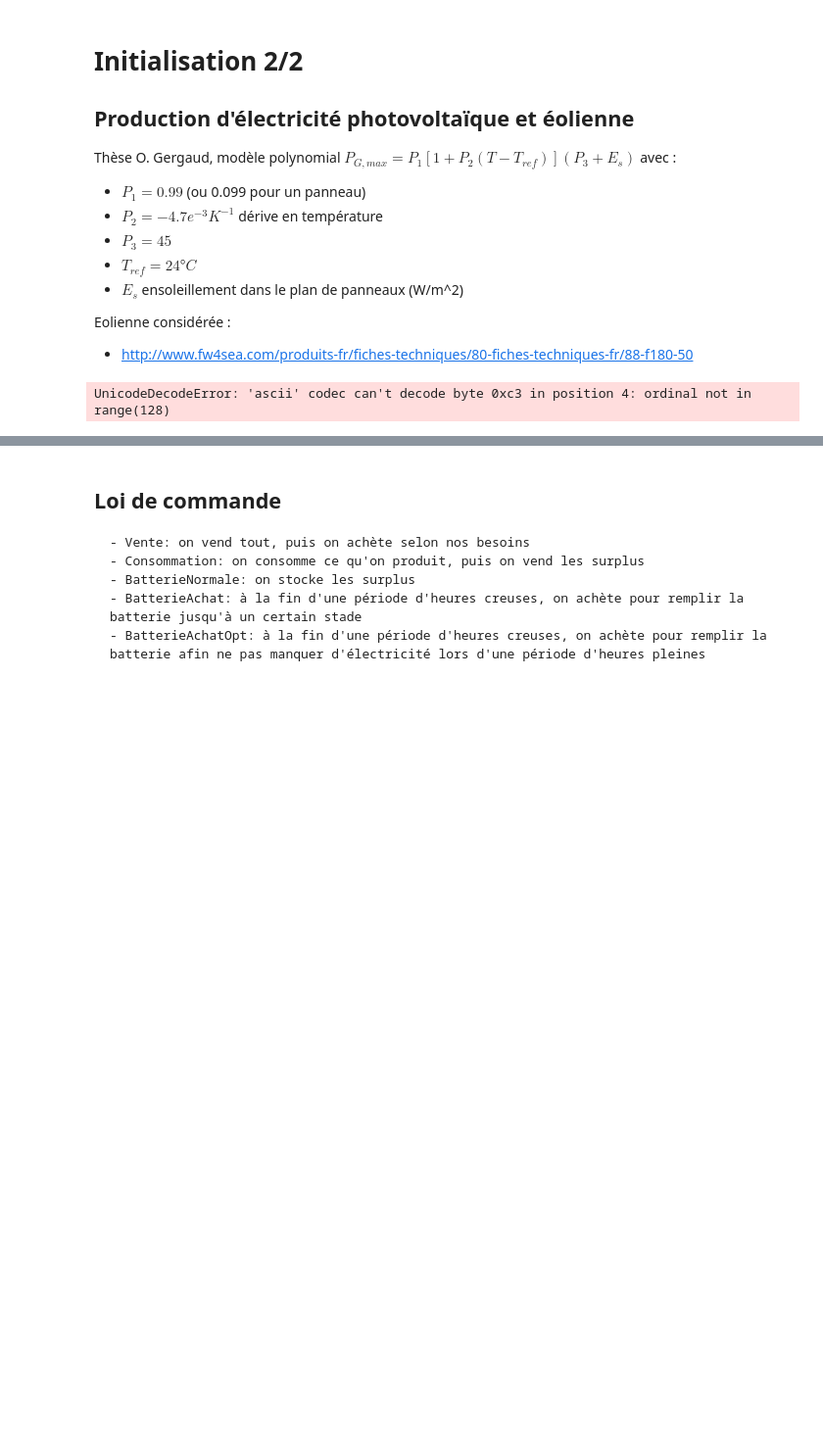
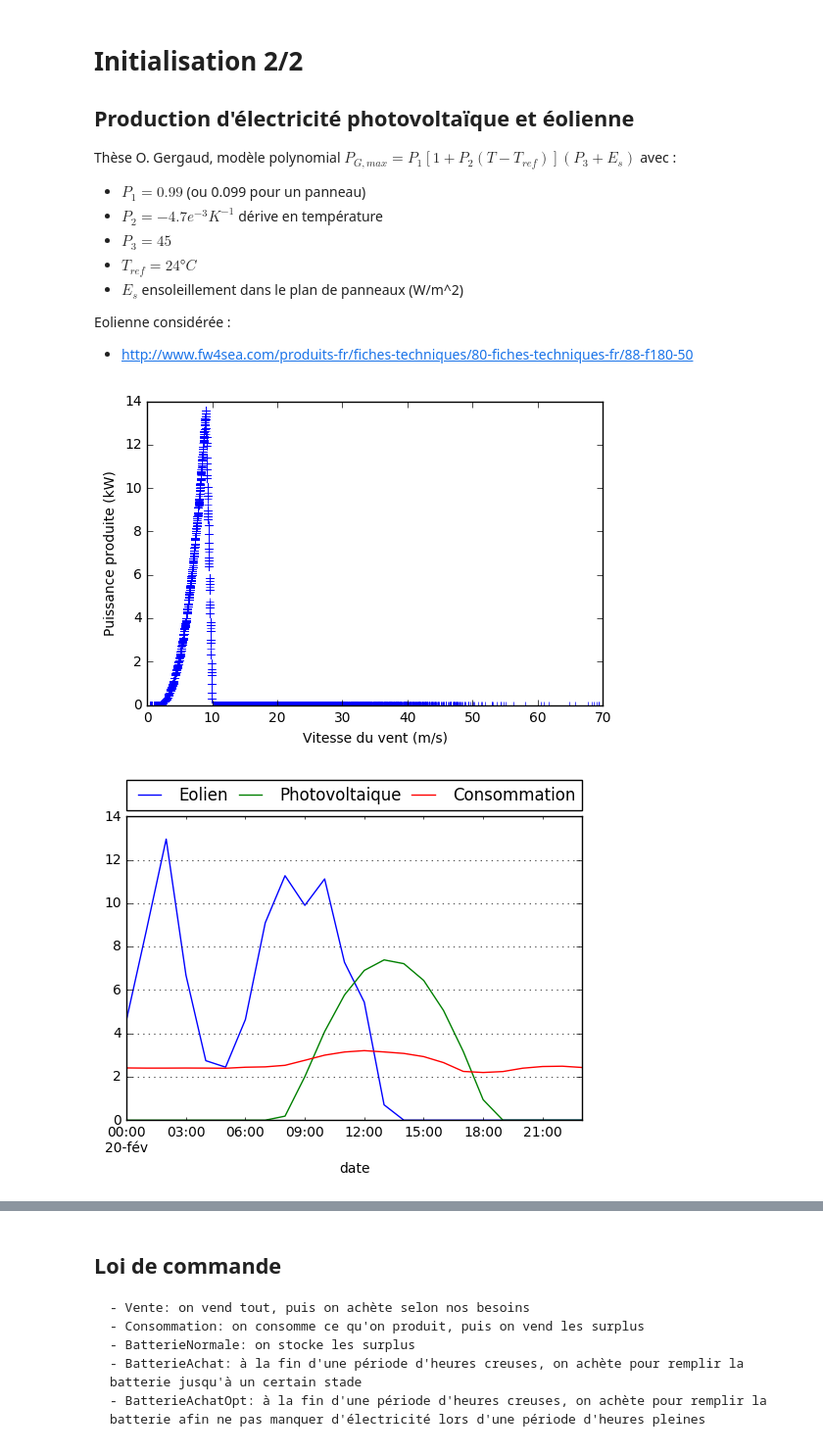
Before and after one commit to guhur/prod-electricite, a Jupyter notebook: simulations.ipynb, the cells around one changed output, grey strips where cells are left out. Shown at 98% size. Saved outputs shown, nothing was run; the diff lists cells and outputs as text; code cells hidden in the pictures; blank space fills up the shorter version.

```diff
--- a/simulations.ipynb
+++ b/simulations.ipynb
@@ -55,8 +54,9 @@ from sklearn.ensemble.gradient_boosting import GradientBoostingRegressor
 from sklearn.linear_model.stochastic_gradient import SGDClassifier
 from sklearn.metrics import hamming_loss
 
-
-
+import collections
+import pickle
+import random
 import locale, time
 locale.setlocale(locale.LC_TIME, "fr_FR".encode('ascii'))
 import numpy as np
@@ -67,16 +67,16 @@ from matplotlib import rc
 # from __future__ import unicode_literals
 import numpy as np
 import matplotlib
-matplotlib.rcParams['text.usetex'] = True
+matplotlib.rcParams['text.usetex'] = False
 matplotlib.rcParams['text.latex.unicode'] = True
-rc('font',**{'family':'serif','serif':['Times']})
+rc('font',**{'family':'serif','serif':['Calibri']})
 
-%matplotlib osx
+%matplotlib inline
 
 
 
 # données météo
-bale=pd.read_csv('dataset/history_export_2016-12-03T18-03-27.csv', sep=";", skiprows=11)
+bale=pd.read_csv('dataset/history_export_2017-02-04T14-20-45.csv', sep=";", skiprows=11)
 bale["date"]=pd.to_datetime({
         'year': bale["Year"],
         'month': bale["Month"],
@@ -114,16 +114,9 @@ month = bale.index.month
 HC = ((hour >= 2) & (hour < 7)) | ((hour >= 14) & (hour < 17))
 HP =  ((hour >= 7) & (hour < 14)) | (hour >= 17) | (hour < 2)
 
-# prix_achat = np.array([0.129, 0.105])
+
 prix_achat = np.array([0.15600,0.12700 ])
-# evolution = np.array([2.3, 0, 0, 0 ,0 ,0, 0, 5, 0,0,0,0])
-# evolution = np.array([1/3, 1, 1, 1, 1, 1,   1,1,1,1/2.5,1, \
-#                      1, 1, 1, ,1,1,1   1/2.5,1,1,1,1,1, \
-#                      1, 1, 1, ,1,1,1   -1/.5,1,1,1,1,1])
-# inflation = (1+evolution/100).cumprod()
 bale["inflation"] = pd.Series(1, df.index)
-# df["Inflation"].loc[(df.index.day == 1) & (df.index.hour == 0)] = inflation
-# df["Inflation"] = df["Inflation"].fillna(method='ffill')
 abonnement = 117.5
 abonnement_heure = abonnement/365.25/24
 prix_hc = prix_achat[1]* bale["inflation"] +abonnement_heure
@@ -228,45 +210,38 @@ avec :
 Eolienne considérée :
 - http://www.fw4sea.com/produits-fr/fiches-techniques/80-fiches-techniques-fr/88-f180-50
 # %%
-P1 =  6 #rendement de 30m2 de panneau solaire
+P1 =  14 #rendement de 30m2 de panneau solaire
 P2 = -4.7e-3 #deviation en temperatrue
 P3 = 0 #gain supplémentaire
 Tref = 24
 NOCT = 43
 bale["prod-pv"] = P1*( 1 + P2*(bale["Shortwave Radiation - backwards"]*1e-3* \
                         (NOCT-20)/800))*(P3+bale["Shortwave Radiation - backwards"]*1e-3)
 period = (bale.index.month == 2) & (bale.index.day == 20) & (bale.index.year == 2015)
 
 # F180-50
 # puissance = np.ones(20)* 50.0
 # puissance[:10]= [0,0,1,2.16,5.12,9.5,15.55, 23.52, 33.65, 45.0]
-# Modele F100-10
-puissance = np.ones(20)* 10.0
+# Modele F180-36
+puissance = np.ones(20)*0.0
+puissance[:10]= [0,0,0,0.68,2.5, 5.45, 9.85, 15.9, 23.85, 33.9]
+puissance = puissance*0.4
+bale['prod-eol'] = np.interp( bale['Wind speed'].values, np.arange(20.0), puissance)
 
-# Modele F180-36
-puissance = np.ones(20)* 36.0
-puissance[:10]= [0,0,0,0.68,2.5, 5.45, 9.85, 15.9, 23.85, 33.9]
 plt.figure()
-bale['prod-eol'] = np.interp( bale['Wind speed'].values, np.arange(20.0), puissance)
 ax = plt.plot(bale['Wind speed'], bale['prod-eol'].values, '+')
 plt.xlabel("Vitesse du vent (m/s)")
 plt.ylabel("Puissance produite (kW)")
 plt.show()
 
-
-plt.figure()
 ax = bale[period].plot(y='prod-eol', label="Eolien")
 bale[period].plot(y="prod-pv", label="Photovoltaique", ax=ax)
 bale[period].plot(y="consommation", label="Consommation", ax=ax)
 ax.legend(bbox_to_anchor=(0., 1.02, 1., .102), loc=3,
            ncol=3, mode="expand", borderaxespad=0.)
 ax = plt.gca()
 ax.yaxis.grid()
-plt.xlabel(bale[period].index[0].strftime("%d %b %Y"))
-plt.ylabel("kWh")
-ticklabels = ['']*len( bale[period].index)
-ticklabels[::3] = [item.strftime('%-H') for item in  bale[period].index[::3]]
-ax.xaxis.set_major_formatter(matplotlib.ticker.FixedFormatter(ticklabels))
-# ax.gcf().autofmt_xdate()
+plt.show()
 # %% [output]
-UnicodeDecodeError: 'ascii' codec can't decode byte 0xc3 in position 4: ordinal not in range(128)
+[figure, added]
+[figure, added]
```
Also changed, not shown: parts of 28 cells of this notebook, 8 other files.
